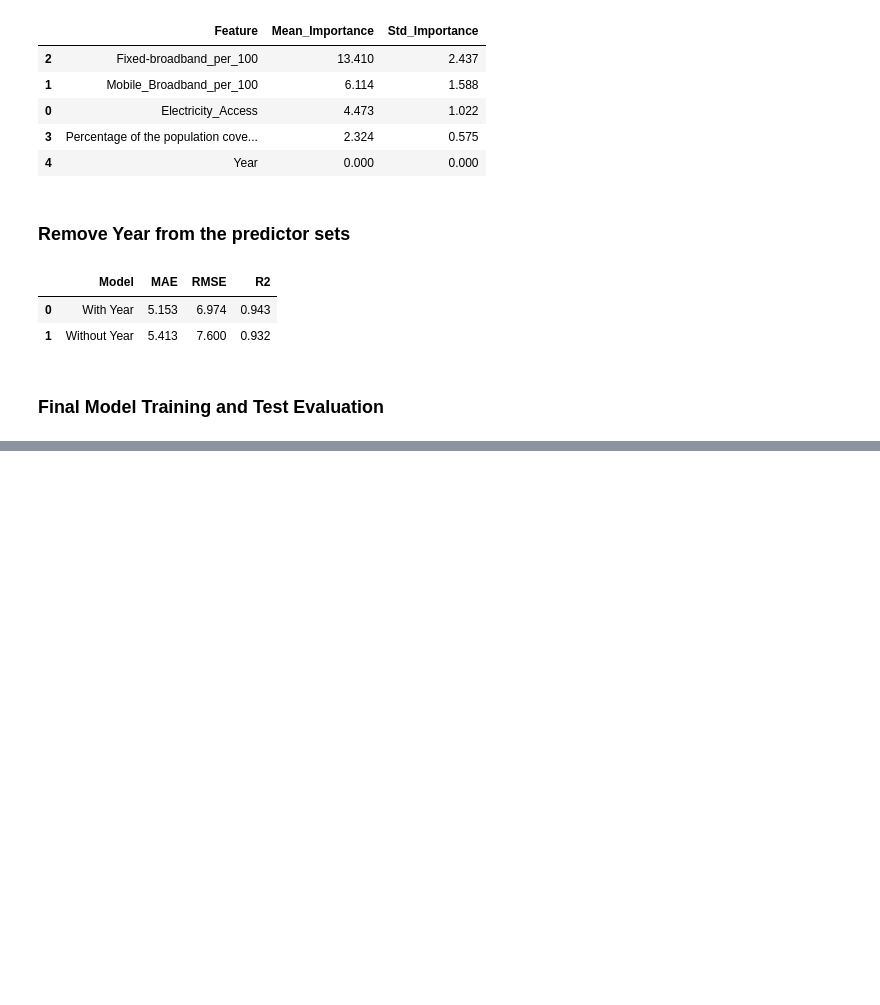
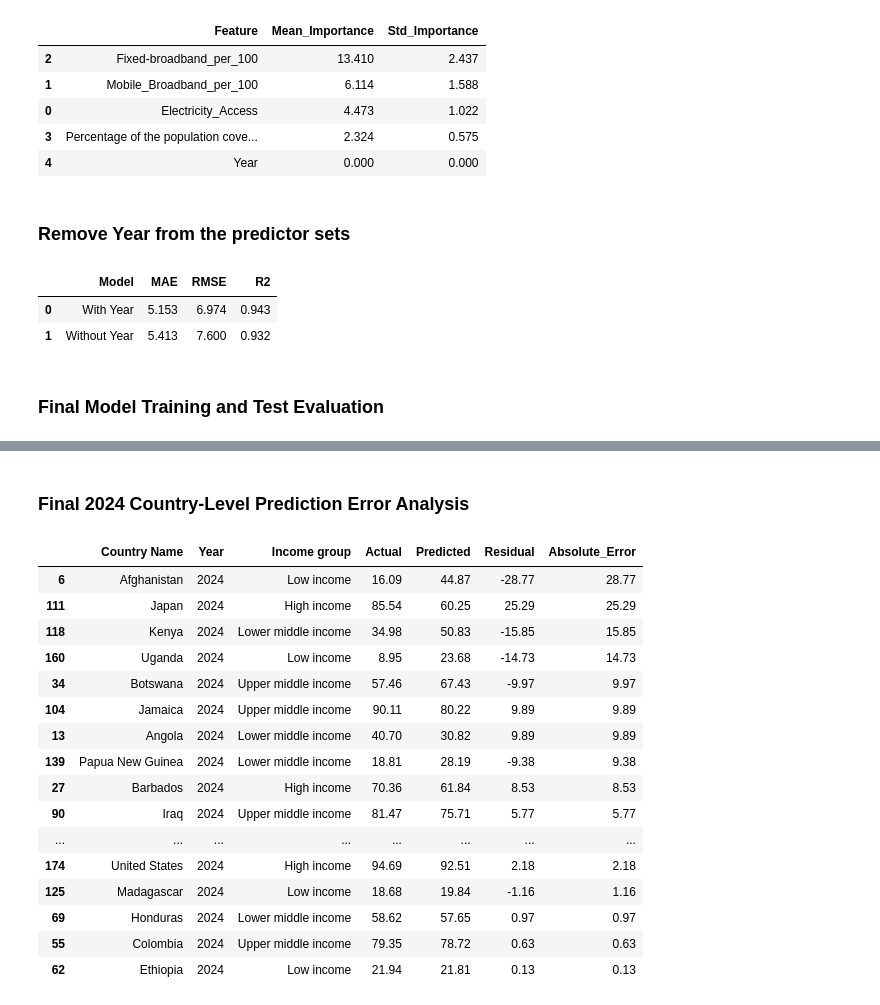
Before and after one commit to ajbunny/AI-Readiness-Governance-Capstone, a Jupyter notebook: notebooks/06_modeling_data_preparation.ipynb, the cells around one changed output, grey strips where cells are left out. Saved outputs shown, nothing was run; the diff lists cells and outputs as text; code cells hidden in the pictures; blank space fills up the shorter version.

Commit message:
Completed Experiment A modeling, test eval, diagnostics and exports

```diff
--- a/notebooks/06_modeling_data_preparation.ipynb
+++ b/notebooks/06_modeling_data_preparation.ipynb
@@ -1103,0 +1119,17 @@ display(year_comparison.round(3))
+# %%
+# Final tuned Random Forest pipeline
+
+final_rf_pipeline = Pipeline([
+    ("imputer", SimpleImputer(strategy="median")),
+    ("model", RandomForestRegressor(
+        n_estimators=50,
+        max_depth=7,
+        min_samples_leaf=1,
+        random_state=42
+    ))
+])
+
+# Fit using 2018–2023 data only
+final_rf_pipeline.fit(x_train_final, y_train_final)
+
+print("Final Random Forest training complete!")
@@ -1103,0 +1218,46 @@ display(year_comparison.round(3))
+# %% [markdown]
+### Final 2024 Country-Level Prediction Error Analysis
+# %%
+# Create country-level diagnostics for the 2024 test set
+
+test_country_errors = test_df[
+    ["Country Name", "Year", "Income group"]
+].copy()
+
+test_country_errors["Actual"] = y_test
+test_country_errors["Predicted"] = final_rf_predictions
+
+# Positive residual = model underestimated adoption
+# Negative residual = model overestimated adoption
+test_country_errors["Residual"] = (
+    test_country_errors["Actual"]
+    - test_country_errors["Predicted"]
+)
+
+test_country_errors["Absolute_Error"] = (
+    test_country_errors["Residual"].abs()
+)
+
+display(
+    test_country_errors
+    .sort_values("Absolute_Error", ascending=False)
+    .round(2)
+)
+# %% [output]
+|  | Country Name | Year | Income group | Actual | Predicted | Residual | Absolute_Error |
+| 6 | Afghanistan | 2024 | Low income | 16.09 | 44.87 | -28.77 | 28.77 |
+| 111 | Japan | 2024 | High income | 85.54 | 60.25 | 25.29 | 25.29 |
+| 118 | Kenya | 2024 | Lower middle income | 34.98 | 50.83 | -15.85 | 15.85 |
+| 160 | Uganda | 2024 | Low income | 8.95 | 23.68 | -14.73 | 14.73 |
+| 34 | Botswana | 2024 | Upper middle income | 57.46 | 67.43 | -9.97 | 9.97 |
+| 104 | Jamaica | 2024 | Upper middle income | 90.11 | 80.22 | 9.89 | 9.89 |
+| 13 | Angola | 2024 | Lower middle income | 40.70 | 30.82 | 9.89 | 9.89 |
+| 139 | Papua New Guinea | 2024 | Lower middle income | 18.81 | 28.19 | -9.38 | 9.38 |
+| 27 | Barbados | 2024 | High income | 70.36 | 61.84 | 8.53 | 8.53 |
+| 90 | Iraq | 2024 | Upper middle income | 81.47 | 75.71 | 5.77 | 5.77 |
+| ... | ... | ... | ... | ... | ... | ... | ... |
+| 174 | United States | 2024 | High income | 94.69 | 92.51 | 2.18 | 2.18 |
+| 125 | Madagascar | 2024 | Low income | 18.68 | 19.84 | -1.16 | 1.16 |
+| 69 | Honduras | 2024 | Lower middle income | 58.62 | 57.65 | 0.97 | 0.97 |
+| 55 | Colombia | 2024 | Upper middle income | 79.35 | 78.72 | 0.63 | 0.63 |
+| 62 | Ethiopia | 2024 | Low income | 21.94 | 21.81 | 0.13 | 0.13 |
```
Also changed, not shown: parts of 12 cells of this notebook, 9 other files.
